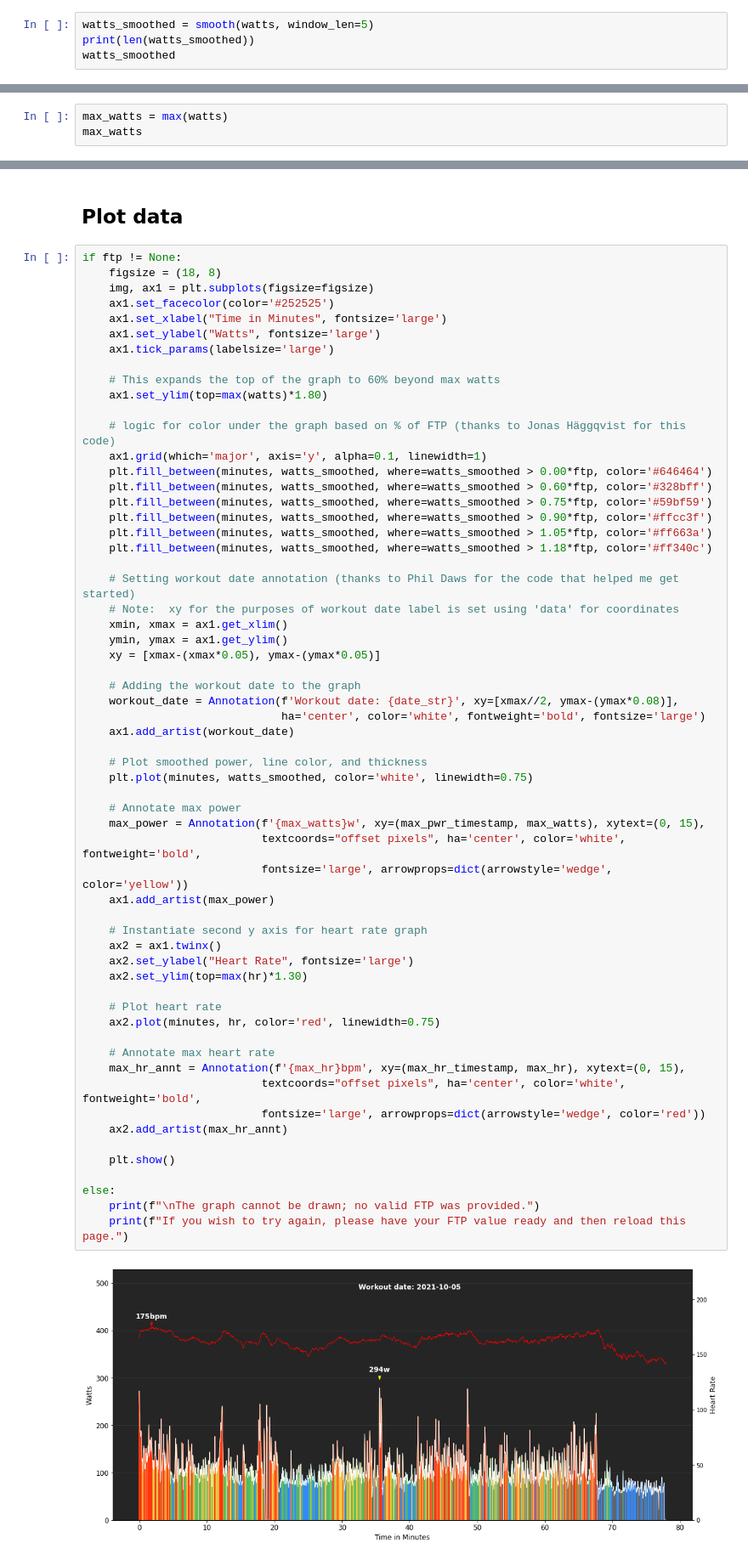
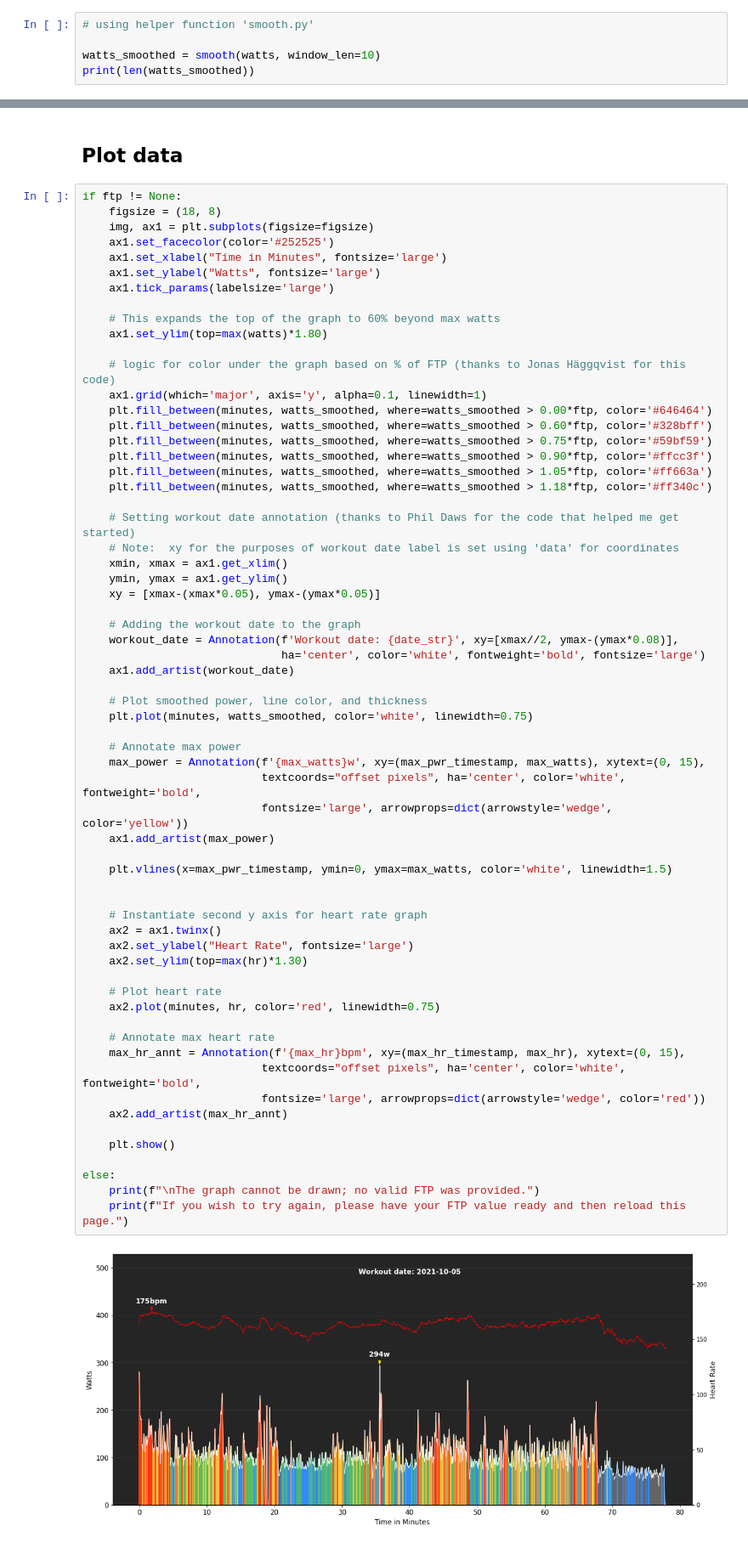
Before and after one commit to gdurante2019/graph-workout-streamlit, a Jupyter notebook: Graph-from-fitfile-022022.ipynb, the cells around one changed output, grey strips where cells are left out. Shown at 85% size. Cells and saved outputs as stored; diff of their text form.

Commit message:
Make minor modifications to code and revise graph

```diff
--- a/Graph-from-fitfile-022022.ipynb
+++ b/Graph-from-fitfile-022022.ipynb
@@ -271,6 +283,7 @@ array([280, 248, 245, ...,   0,   0,   0])
 # %%
-watts_smoothed = smooth(watts, window_len=5)
+# using helper function 'smooth.py'
+
+watts_smoothed = smooth(watts, window_len=10)
 print(len(watts_smoothed))
-watts_smoothed
 # %% [output]
 4676
@@ -295,6 +320,3 @@ print(minutes)
  7.79000000e+01 7.79166667e+01]
 # %% [markdown]
 ## Find maximum power value and time stamp
-# %%
-max_watts = max(watts)
-max_watts
@@ -377,31 +393,34 @@ if ftp != None:
 
     # Plot smoothed power, line color, and thickness
     plt.plot(minutes, watts_smoothed, color='white', linewidth=0.75)
 
     # Annotate max power
     max_power = Annotation(f'{max_watts}w', xy=(max_pwr_timestamp, max_watts), xytext=(0, 15),
                            textcoords="offset pixels", ha='center', color='white', fontweight='bold',
                            fontsize='large', arrowprops=dict(arrowstyle='wedge', color='yellow'))
     ax1.add_artist(max_power)
 
+    plt.vlines(x=max_pwr_timestamp, ymin=0, ymax=max_watts, color='white', linewidth=1.5)
+
+
     # Instantiate second y axis for heart rate graph
     ax2 = ax1.twinx()
     ax2.set_ylabel("Heart Rate", fontsize='large')
     ax2.set_ylim(top=max(hr)*1.30)
 
     # Plot heart rate
     ax2.plot(minutes, hr, color='red', linewidth=0.75)
 
     # Annotate max heart rate
     max_hr_annt = Annotation(f'{max_hr}bpm', xy=(max_hr_timestamp, max_hr), xytext=(0, 15),
                            textcoords="offset pixels", ha='center', color='white', fontweight='bold',
                            fontsize='large', arrowprops=dict(arrowstyle='wedge', color='red'))
     ax2.add_artist(max_hr_annt)
 
     plt.show()
 
 else:
     print(f"\nThe graph cannot be drawn; no valid FTP was provided.")
     print(f"If you wish to try again, please have your FTP value ready and then reload this page.")
 # %% [output]
-[figure, old version]
+[figure, new version]
```
Also changed, not shown: parts of 11 cells of this notebook, 3 other files.
